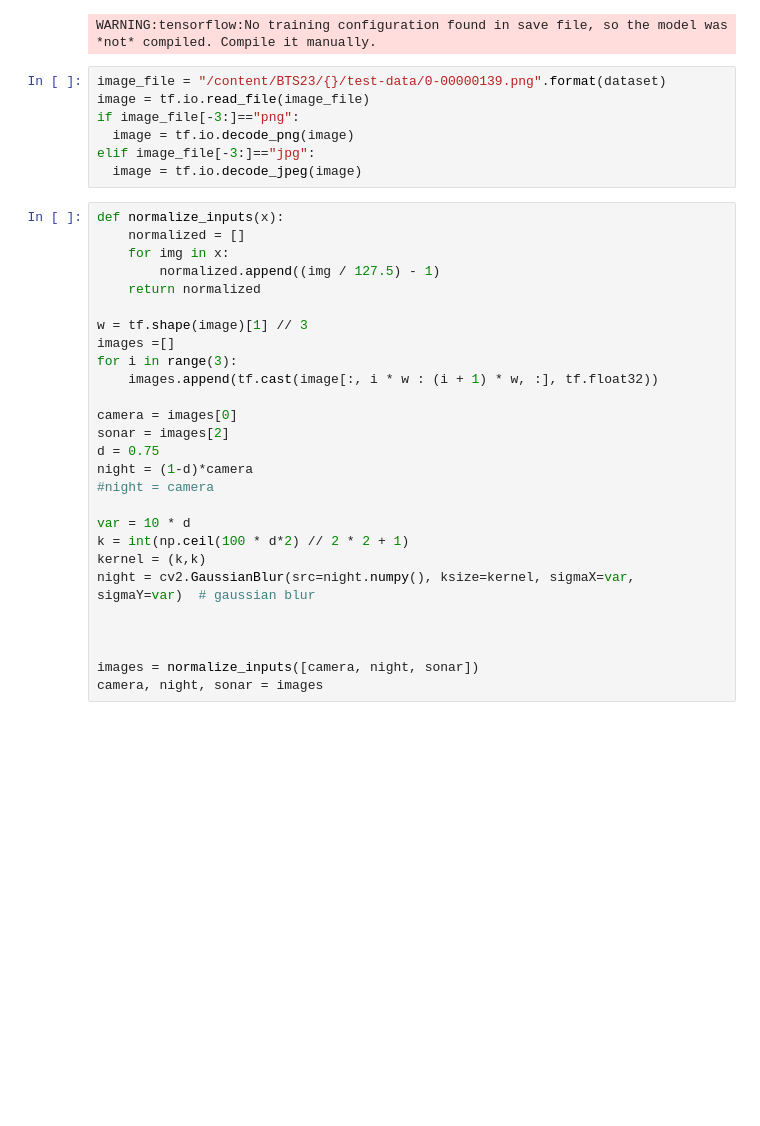
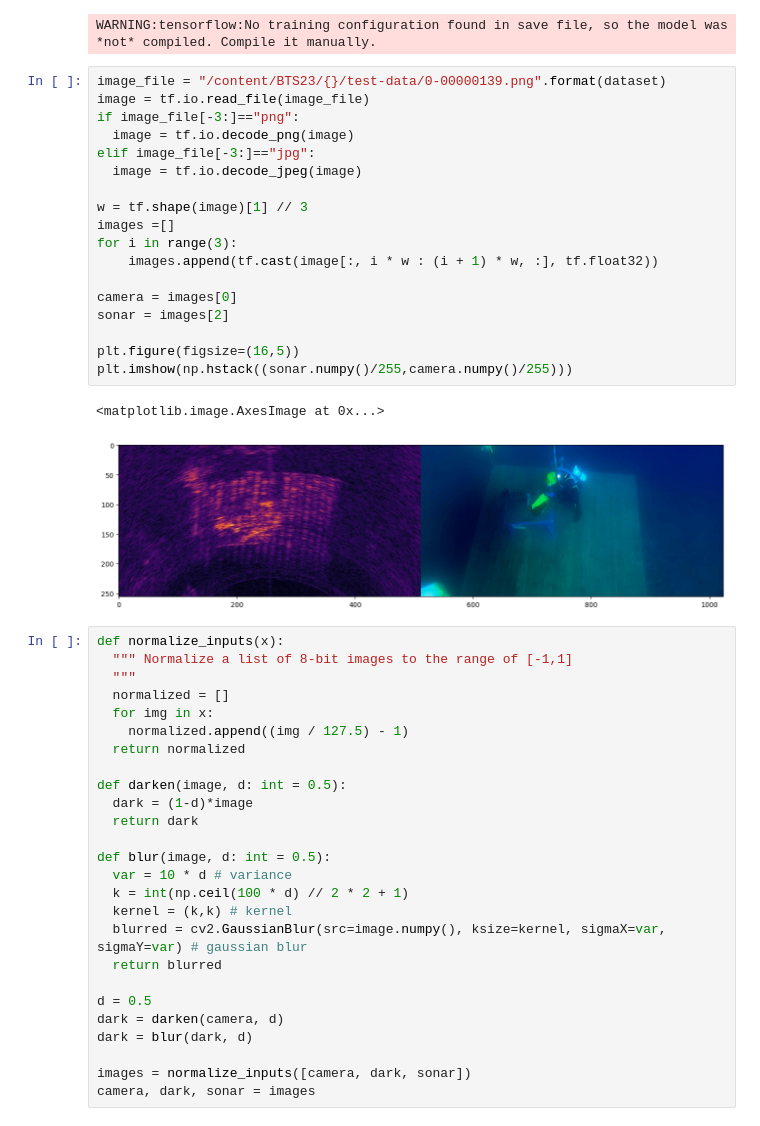
Before and after one commit to DeeperSense/BTS-2023, a Jupyter notebook: sonavision/sonavision-bts-tutorial.ipynb, the cells around one changed output. Cells and saved outputs as stored; diff of their text form; blank space fills up the shorter version.

```diff
--- a/sonavision/sonavision-bts-tutorial.ipynb
+++ b/sonavision/sonavision-bts-tutorial.ipynb
@@ -36,34 +36,47 @@ WARNING:tensorflow:No training configuration found in save file, so the model wa
 # %%
 image_file = "/content/BTS23/{}/test-data/0-00000139.png".format(dataset)
 image = tf.io.read_file(image_file)
 if image_file[-3:]=="png":
   image = tf.io.decode_png(image)
 elif image_file[-3:]=="jpg":
   image = tf.io.decode_jpeg(image)
+
+w = tf.shape(image)[1] // 3
+images =[]
+for i in range(3):
+    images.append(tf.cast(image[:, i * w : (i + 1) * w, :], tf.float32))
+
+camera = images[0]
+sonar = images[2]
+
+plt.figure(figsize=(16,5))
+plt.imshow(np.hstack((sonar.numpy()/255,camera.numpy()/255)))
+# %% [output]
+<matplotlib.image.AxesImage at 0x...>
+[figure, added]
 # %%
 def normalize_inputs(x):
-    normalized = []
-    for img in x:
-        normalized.append((img / 127.5) - 1)
-    return normalized
+  """ Normalize a list of 8-bit images to the range of [-1,1]
+  """
+  normalized = []
+  for img in x:
+    normalized.append((img / 127.5) - 1)
+  return normalized
 
-w = tf.shape(image)[1] // 3
-images =[]
-for i in range(3):
-    images.append(tf.cast(image[:, i * w : (i + 1) * w, :], tf.float32))
+def darken(image, d: int = 0.5):
+  dark = (1-d)*image
+  return dark
 
-camera = images[0]
-sonar = images[2]
-d = 0.75
-night = (1-d)*camera
-#night = camera
+def blur(image, d: int = 0.5):
+  var = 10 * d # variance
+  k = int(np.ceil(100 * d) // 2 * 2 + 1)
+  kernel = (k,k) # kernel
+  blurred = cv2.GaussianBlur(src=image.numpy(), ksize=kernel, sigmaX=var, sigmaY=var) # gaussian blur
+  return blurred
 
-var = 10 * d
-k = int(np.ceil(100 * d*2) // 2 * 2 + 1)
-kernel = (k,k)
-night = cv2.GaussianBlur(src=night.numpy(), ksize=kernel, sigmaX=var, sigmaY=var)  # gaussian blur
+d = 0.5
+dark = darken(camera, d)
+dark = blur(dark, d)
 
-
-
-images = normalize_inputs([camera, night, sonar])
-camera, night, sonar = images
+images = normalize_inputs([camera, dark, sonar])
+camera, dark, sonar = images
```
Also changed, not shown: parts of 3 cells of this notebook.
